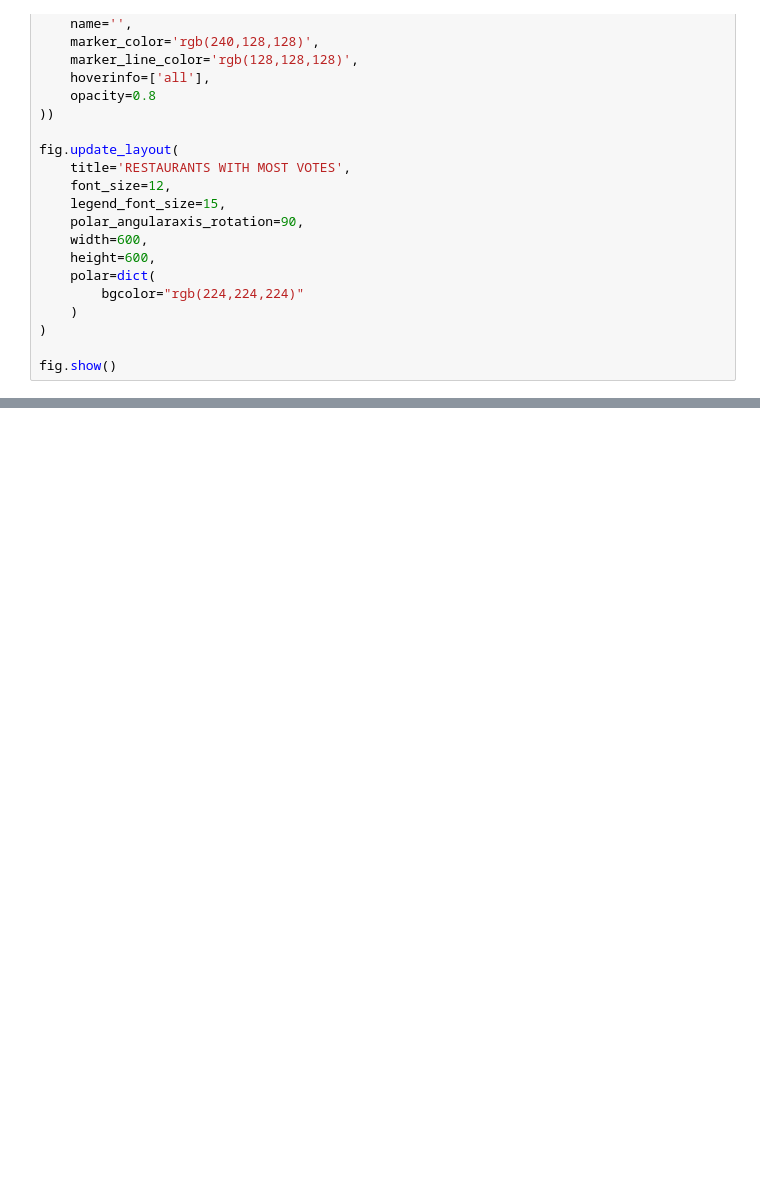
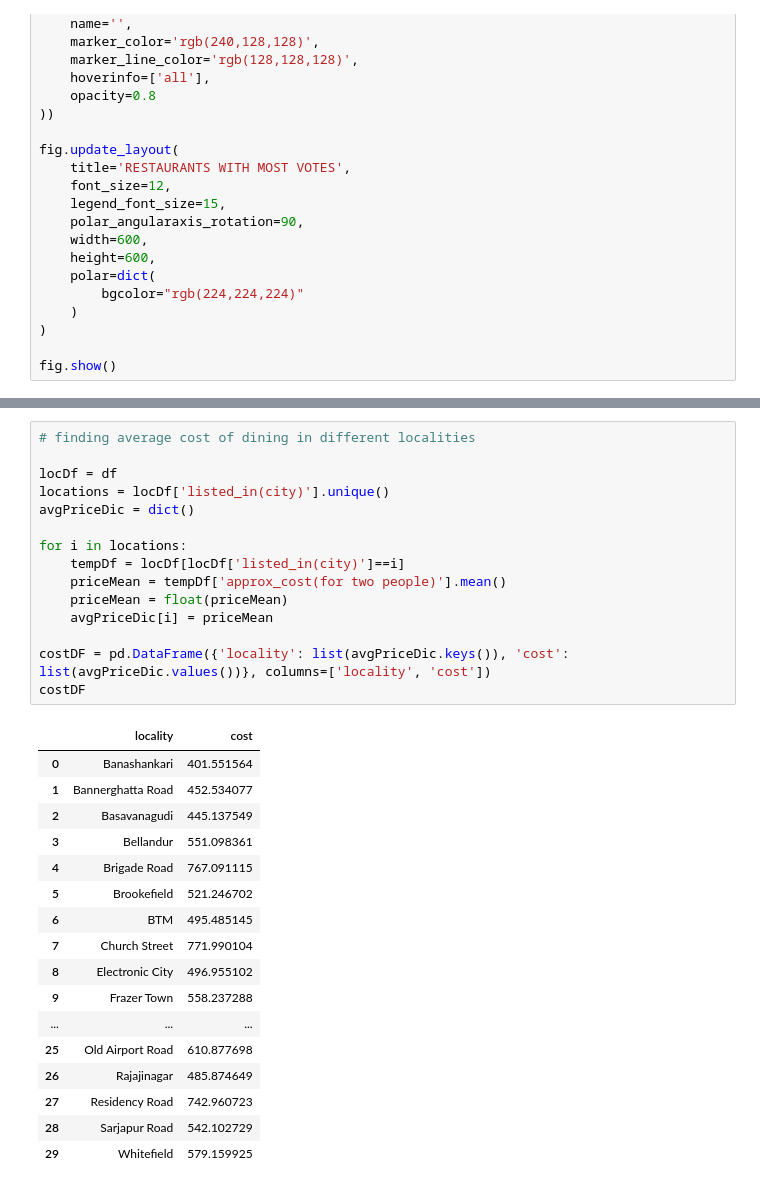
Before and after one commit to Rajdeep2121/Data-Analytics-Project, a Jupyter notebook: project.ipynb, the cells around one changed output, grey strips where cells are left out. Drawn from its saved outputs; the diff is of its cells as text; blank space fills up the shorter version.

```diff
--- a/project.ipynb
+++ b/project.ipynb
@@ -245,0 +254,33 @@ fig.show()
+# %%
+# finding average cost of dining in different localities
+
+locDf = df
+locations = locDf['listed_in(city)'].unique()
+avgPriceDic = dict()
+
+for i in locations:
+    tempDf = locDf[locDf['listed_in(city)']==i]
+    priceMean = tempDf['approx_cost(for two people)'].mean()
+    priceMean = float(priceMean)
+    avgPriceDic[i] = priceMean
+
+costDF = pd.DataFrame({'locality': list(avgPriceDic.keys()), 'cost': list(avgPriceDic.values())}, columns=['locality', 'cost'])
+costDF
+# %% [output]
+|  | locality | cost |
+| 0 | Banashankari | 401.551564 |
+| 1 | Bannerghatta Road | 452.534077 |
+| 2 | Basavanagudi | 445.137549 |
+| 3 | Bellandur | 551.098361 |
+| 4 | Brigade Road | 767.091115 |
+| 5 | Brookefield | 521.246702 |
+| 6 | BTM | 495.485145 |
+| 7 | Church Street | 771.990104 |
+| 8 | Electronic City | 496.955102 |
+| 9 | Frazer Town | 558.237288 |
+| ... | ... | ... |
+| 25 | Old Airport Road | 610.877698 |
+| 26 | Rajajinagar | 485.874649 |
+| 27 | Residency Road | 742.960723 |
+| 28 | Sarjapur Road | 542.102729 |
+| 29 | Whitefield | 579.159925 |
```
Also changed, not shown: parts of 3 cells of this notebook.
